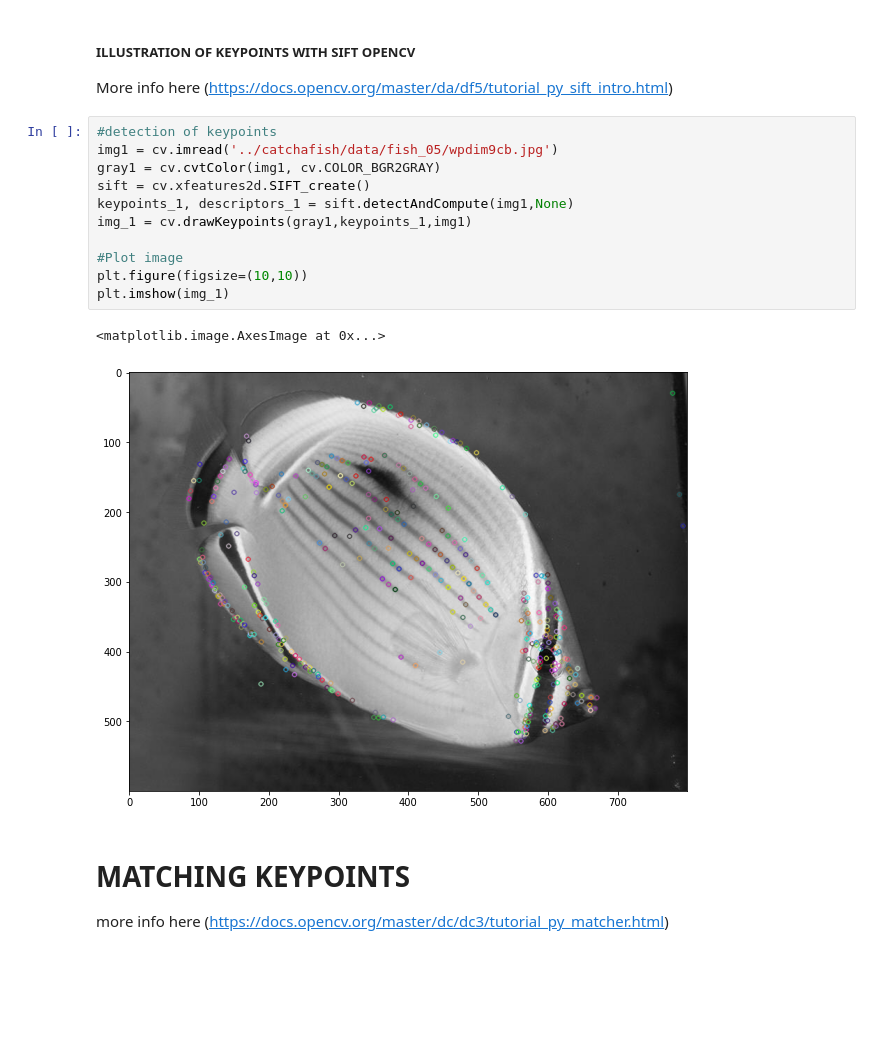
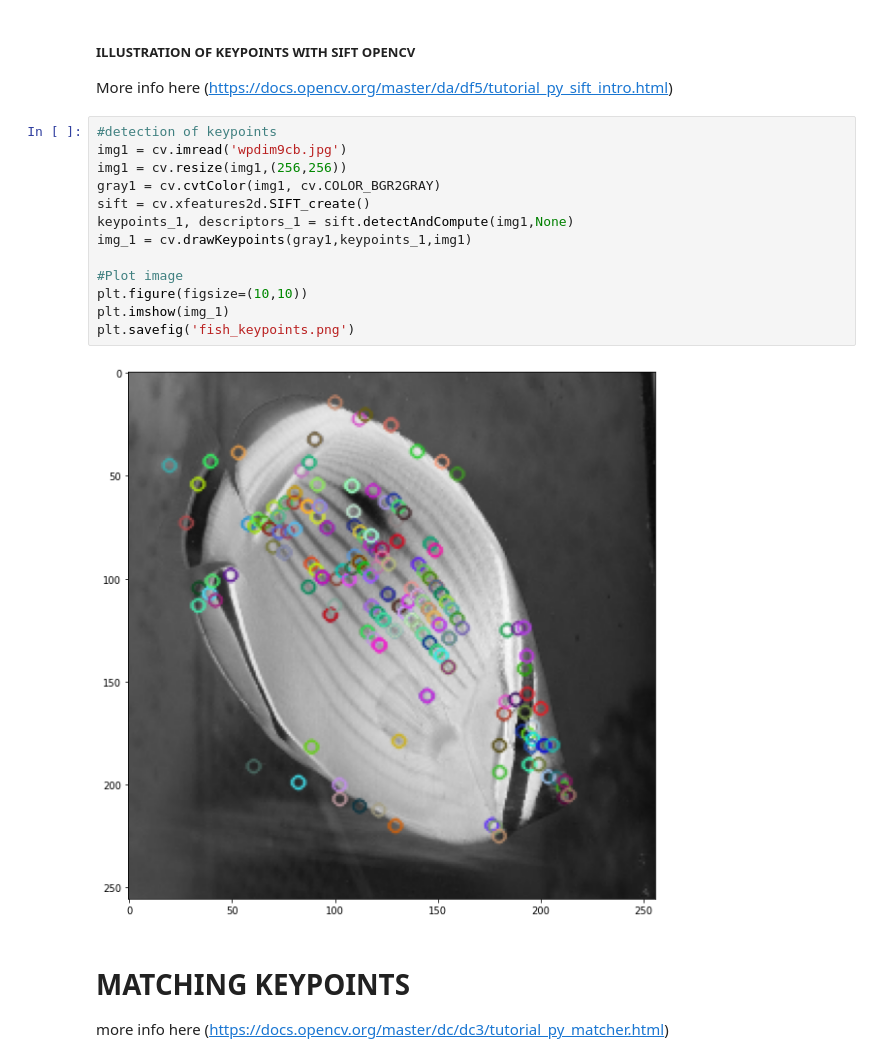
Before and after one commit to annemariemichaud/catchafish, a Jupyter notebook: notebooks/opencv_amm.ipynb, the cells around one changed output. Cells and saved outputs as stored; diff of their text form; blank space fills up the shorter version.

Commit message:
add images for keypoints

```diff
--- a/notebooks/opencv_amm.ipynb
+++ b/notebooks/opencv_amm.ipynb
@@ -21,18 +21,19 @@ from random import sample
 More info here (https://docs.opencv.org/master/da/df5/tutorial_py_sift_intro.html)
 # %%
 #detection of keypoints
-img1 = cv.imread('../catchafish/data/fish_05/wpdim9cb.jpg')
+img1 = cv.imread('wpdim9cb.jpg')
+img1 = cv.resize(img1,(256,256))
 gray1 = cv.cvtColor(img1, cv.COLOR_BGR2GRAY)
 sift = cv.xfeatures2d.SIFT_create()
 keypoints_1, descriptors_1 = sift.detectAndCompute(img1,None)
 img_1 = cv.drawKeypoints(gray1,keypoints_1,img1)
 
 #Plot image
 plt.figure(figsize=(10,10))
 plt.imshow(img_1)
+plt.savefig('fish_keypoints.png')
 # %% [output]
-<matplotlib.image.AxesImage at 0x...>
-[figure, old version]
+[figure, new version]
 # %% [markdown]
 # MATCHING KEYPOINTS
 
```
Also changed, not shown: parts of 1 cell of this notebook, 2 other files.
